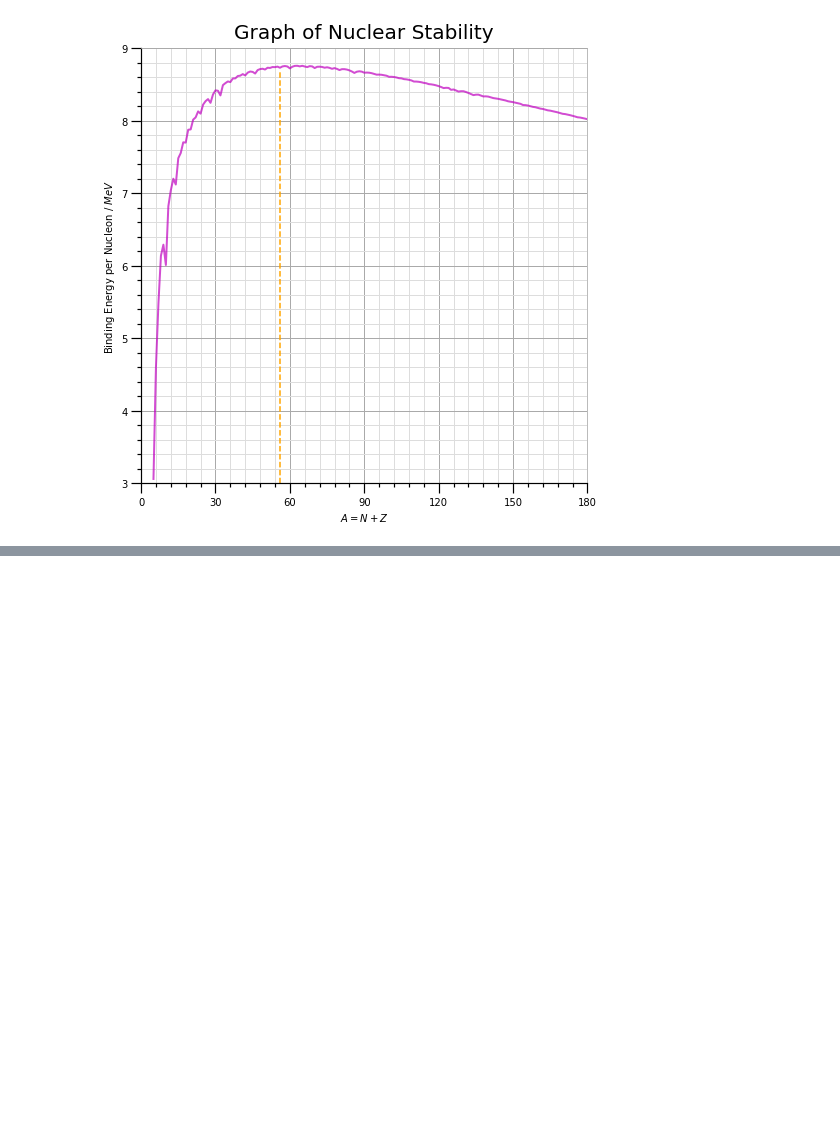
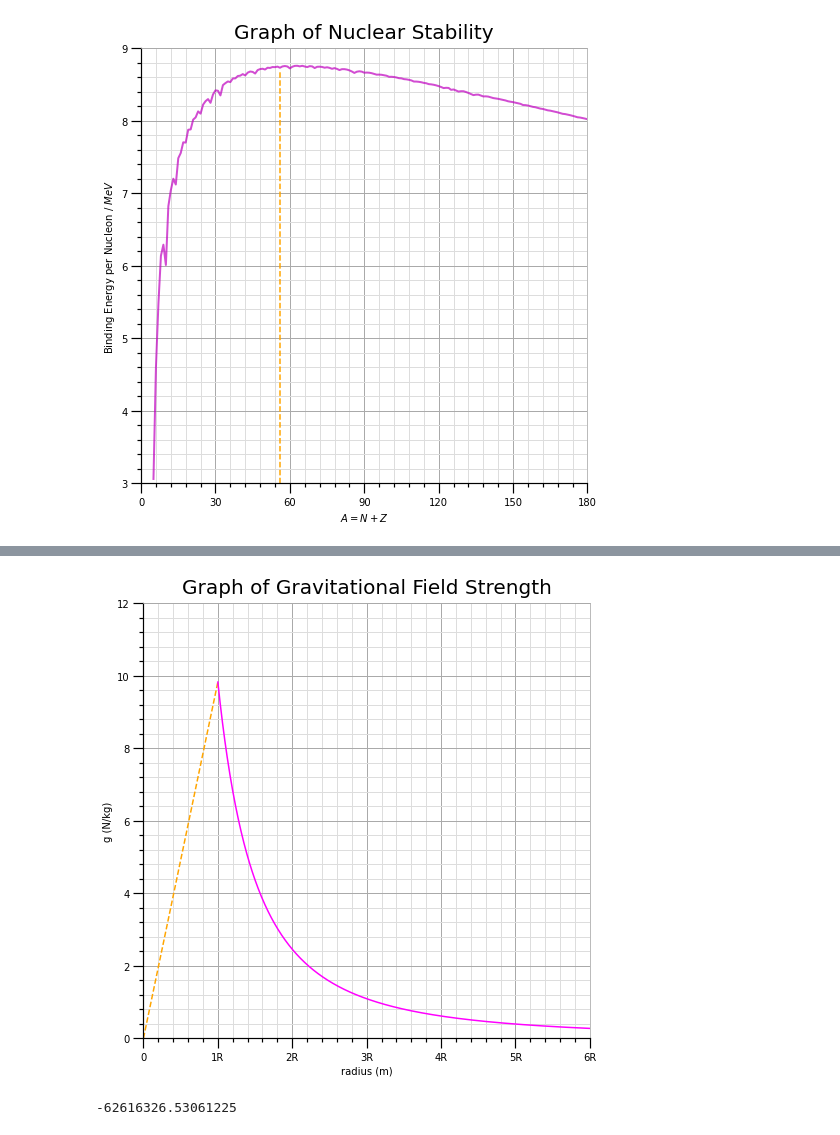
Before and after one commit to alexander-neville/docs, a Jupyter notebook: physics/calculations.ipynb, the cells around one changed output, grey strips where cells are left out. Cells and saved outputs as stored; diff of their text form; code cells hidden in the pictures; blank space fills up the shorter version.

Commit message:
notes about gravitational fields

```diff
--- a/physics/calculations.ipynb
+++ b/physics/calculations.ipynb
@@ -302,0 +349,70 @@ plt.savefig("./images/nuclear_stability.png", facecolor="#ffffff")
+# %%
+r_vals_1 = np.linspace(0, earth_r, 200)
+r_vals_2 = np.linspace(earth_r, earth_r*6, 800)
+g_vals_1 = [g_planet(earth_m, earth_r, earth_p, i) for i in r_vals_1]
+g_vals_2 = [g_planet(earth_m, earth_r, earth_p, i) for i in r_vals_2]
+# %%
+f = plt.figure()
+f.set_figwidth(8)
+f.set_figheight(8)
+ax = f.add_subplot(1,1,1)
+
+
+ax.spines['top'].set_color("#aaaaaa")
+ax.spines['right'].set_color("#aaaaaa")
+ax.spines['left'].set(linewidth=1.2)
+ax.spines['bottom'].set(linewidth=1.2)
+
+ax.set_ylim(0, 12)
+ax.set_xlim(0, 6 * earth_r)
+
+
+# tick marks
+def minor_x_tick(x, pos):
+    return f""
+
+
+def minor_y_tick(y, pos):
+    return f""
+
+
+def major_x_tick(x, pos):
+    return f"{int(x / earth_r)}R" if x != 0 else "0"
+
+
+def major_y_tick(y, pos):
+    return f"{int(y)}"
+
+
+ax.xaxis.set_major_locator(MultipleLocator(earth_r))
+ax.xaxis.set_minor_locator(AutoMinorLocator(5))
+ax.yaxis.set_major_locator(MultipleLocator(2))
+ax.yaxis.set_minor_locator(AutoMinorLocator(5))
+ax.xaxis.set_minor_formatter(minor_x_tick)
+ax.xaxis.set_major_formatter(major_x_tick)
+ax.yaxis.set_minor_formatter(minor_y_tick)
+ax.yaxis.set_major_formatter(major_y_tick)
+
+ax.tick_params(which='minor', width=1.2, length=4, color="#000000")
+ax.tick_params(which='major', width=1.2, length=10, color="#000000")
+ax.grid(which="major", linewidth=1, color='#aaaaaa', linestyle="-")
+ax.grid(which="minor", linewidth=1, color='#dddddd', linestyle="-")
+
+
+ax.set_xlabel(r'radius (m)')
+ax.set_ylabel(r'g (N/kg)')
+
+
+
+ax.plot(r_vals_1, g_vals_1, color="orange", linestyle="--")
+ax.plot(r_vals_2, g_vals_2, color="magenta", linestyle="-")
+
+ax.set_title("Graph of Gravitational Field Strength", fontsize=20, verticalalignment='bottom')
+
+plt.savefig("./images/gravitational_field_strength.png", facecolor="#ffffff")
+# %% [output]
+[figure, added]
+# %%
+print(V(earth_m, earth_r))
+# %% [output]
+-62616326.53061225
```
Also changed, not shown: parts of 4 cells of this notebook, 7 other files.
